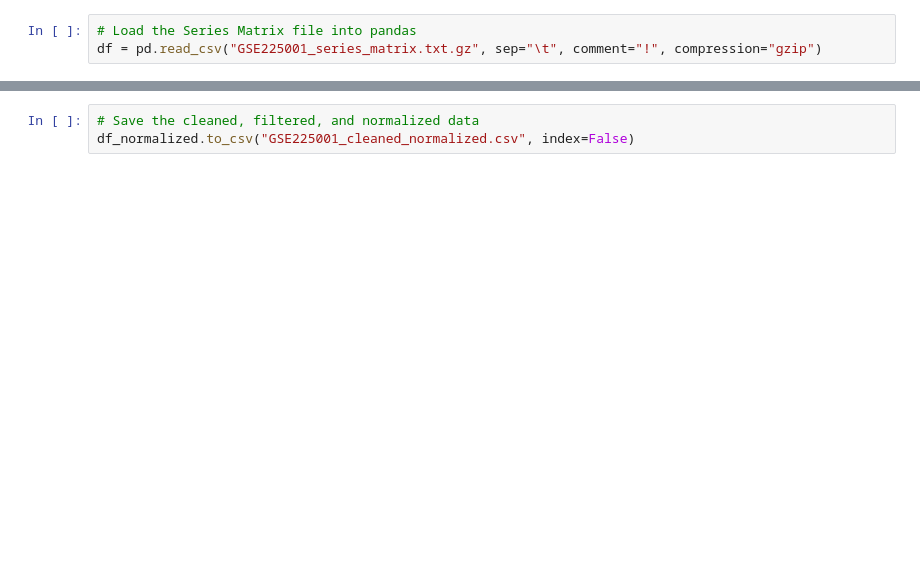
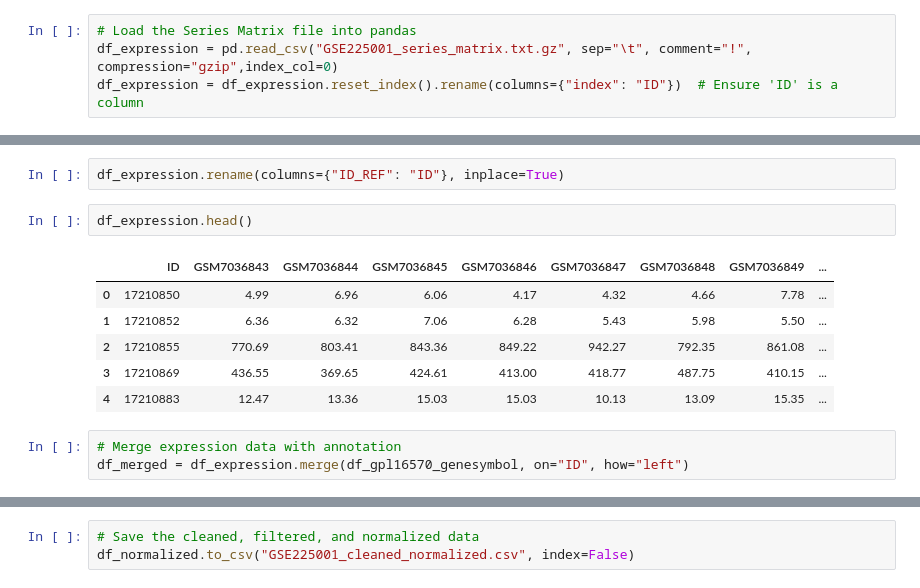
Before and after one commit to drshiyf/my-first-binder, a Jupyter notebook: GEO dataset download_clean_normalize.ipynb, the cells around one changed output, grey strips where cells are left out. Saved outputs shown, nothing was run; the diff lists cells and outputs as text; blank space fills up the shorter version.

```diff
--- a/GEO dataset download_clean_normalize.ipynb
+++ b/GEO dataset download_clean_normalize.ipynb
@@ -18,3 +31,4 @@ import pandas as pd
 # %%
 # Load the Series Matrix file into pandas
-df = pd.read_csv("GSE225001_series_matrix.txt.gz", sep="\t", comment="!", compression="gzip")
+df_expression = pd.read_csv("GSE225001_series_matrix.txt.gz", sep="\t", comment="!", compression="gzip",index_col=0)
+df_expression = df_expression.reset_index().rename(columns={"index": "ID"})  # Ensure 'ID' is a column
@@ -50,0 +53,14 @@ dtype: int64
+# %%
+df_expression.rename(columns={"ID_REF": "ID"}, inplace=True)
+# %%
+df_expression.head()
+# %% [output]
+|  | ID | GSM7036843 | GSM7036844 | GSM7036845 | GSM7036846 | GSM7036847 | GSM7036848 | GSM7036849 | ... |
+| 0 | 17210850 | 4.99 | 6.96 | 6.06 | 4.17 | 4.32 | 4.66 | 7.78 | ... |
+| 1 | 17210852 | 6.36 | 6.32 | 7.06 | 6.28 | 5.43 | 5.98 | 5.50 | ... |
+| 2 | 17210855 | 770.69 | 803.41 | 843.36 | 849.22 | 942.27 | 792.35 | 861.08 | ... |
+| 3 | 17210869 | 436.55 | 369.65 | 424.61 | 413.00 | 418.77 | 487.75 | 410.15 | ... |
+| 4 | 17210883 | 12.47 | 13.36 | 15.03 | 15.03 | 10.13 | 13.09 | 15.35 | ... |
+# %%
+# Merge expression data with annotation
+df_merged = df_expression.merge(df_gpl16570_genesymbol, on="ID", how="left")
```
Also changed, not shown: parts of 20 cells of this notebook.
